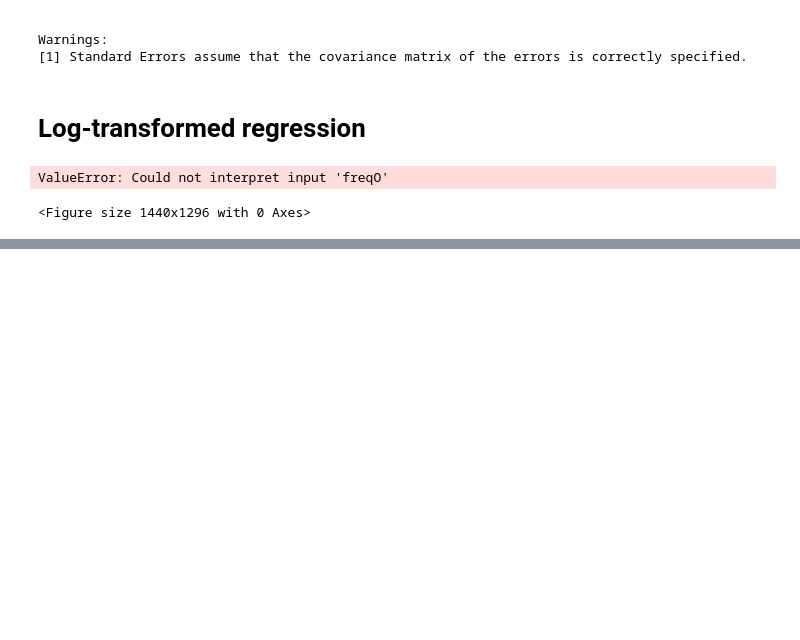
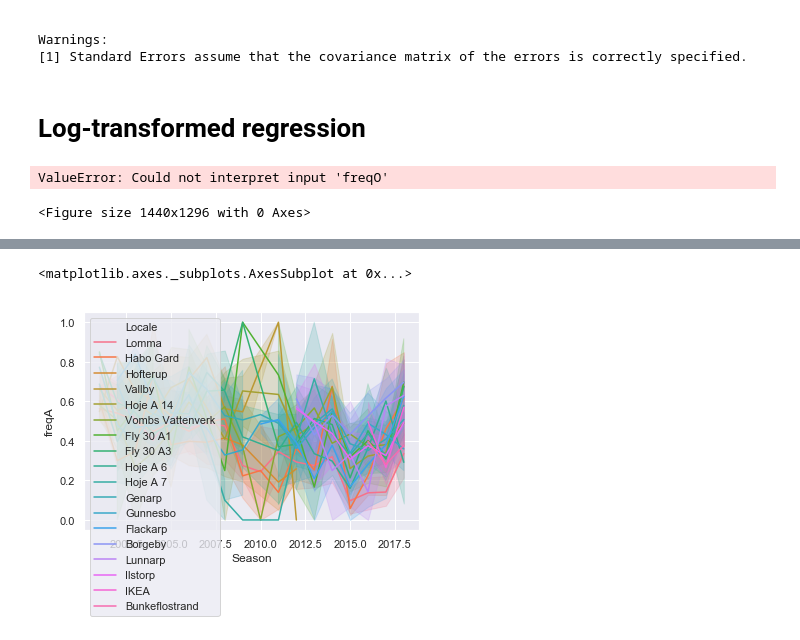
Before and after one commit to ldjonge/Thesis, a Jupyter notebook: scripts/dataAnalysis.ipynb, the cells around one changed output, grey strips where cells are left out. Saved outputs shown, nothing was run; the diff lists cells and outputs as text; code cells hidden in the pictures; blank space fills up the shorter version.

```diff
--- a/scripts/dataAnalysis.ipynb
+++ b/scripts/dataAnalysis.ipynb
@@ -1018,0 +1019,6 @@ dens["Species"].value_counts(dropna=False)
+# %%
+subset = dens[["Season", "freqA", "Locale"]][dens.groupby("Locale")["Locale"].transform('count')>9]
+sns.lineplot(data=subset, x="Season", y="freqA", hue="Locale")
+# %% [output]
+<matplotlib.axes._subplots.AxesSubplot at 0x...>
+[figure, added]
```
Also changed, not shown: parts of 23 cells of this notebook, 4 other files.
